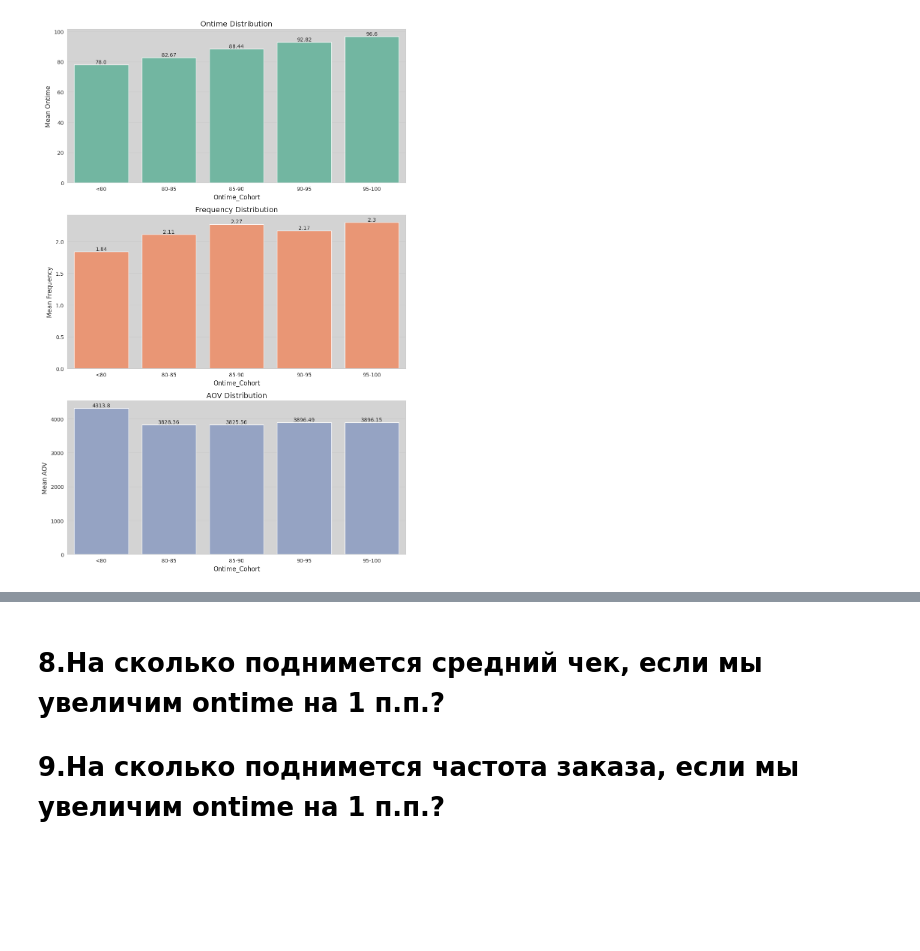
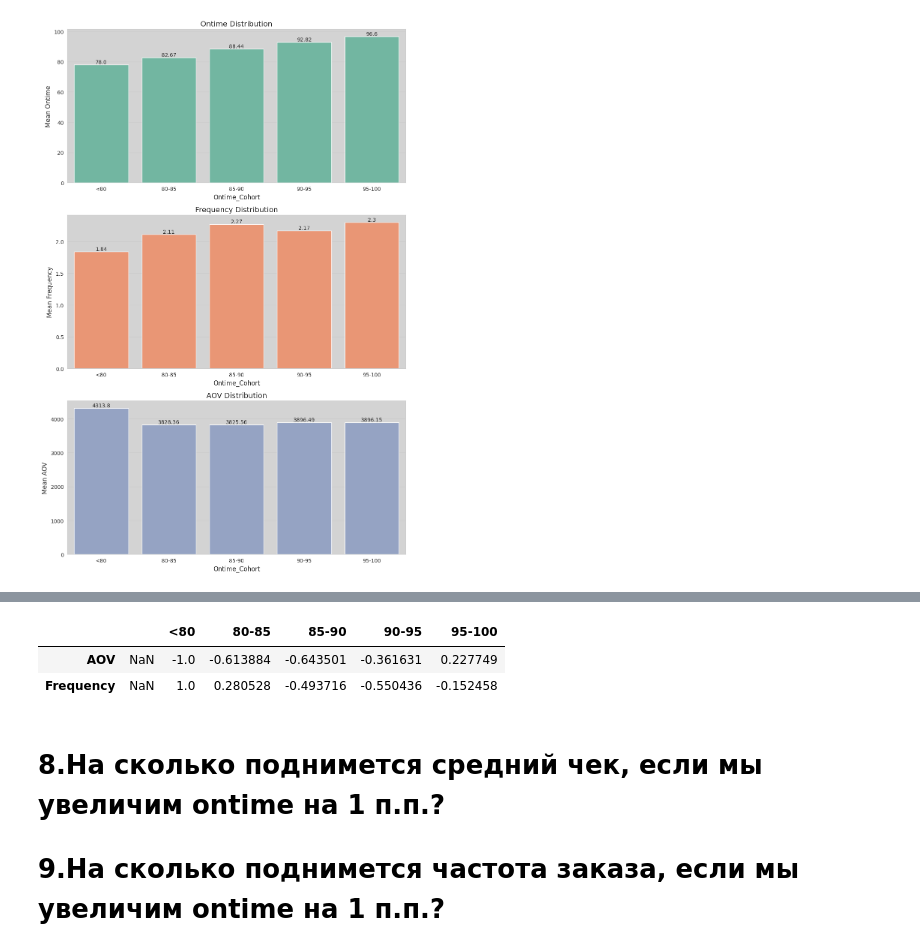
Before and after one commit to Fordreign/My_works, a Jupyter notebook: TASK_394.ipynb, the cells around one changed output, grey strips where cells are left out. Drawn from its saved outputs; the diff is of its cells as text; code cells hidden in the pictures; blank space fills up the shorter version.

```diff
--- a/TASK_394.ipynb
+++ b/TASK_394.ipynb
@@ -163,3 +254,9 @@ plt.show()
+# %%
+correlation_df
+# %% [output]
+|  |  | <80 | 80-85 | 85-90 | 90-95 | 95-100 |
+| AOV | NaN | -1.0 | -0.613884 | -0.643501 | -0.361631 | 0.227749 |
+| Frequency | NaN | 1.0 | 0.280528 | -0.493716 | -0.550436 | -0.152458 |
 # %% [markdown]
 # 8.На сколько поднимется средний чек, если мы увеличим ontime на 1 п.п.?
 # 9.На сколько поднимется частота заказа, если мы увеличим ontime на 1 п.п.?
```
Also changed, not shown: parts of 9 cells of this notebook.
